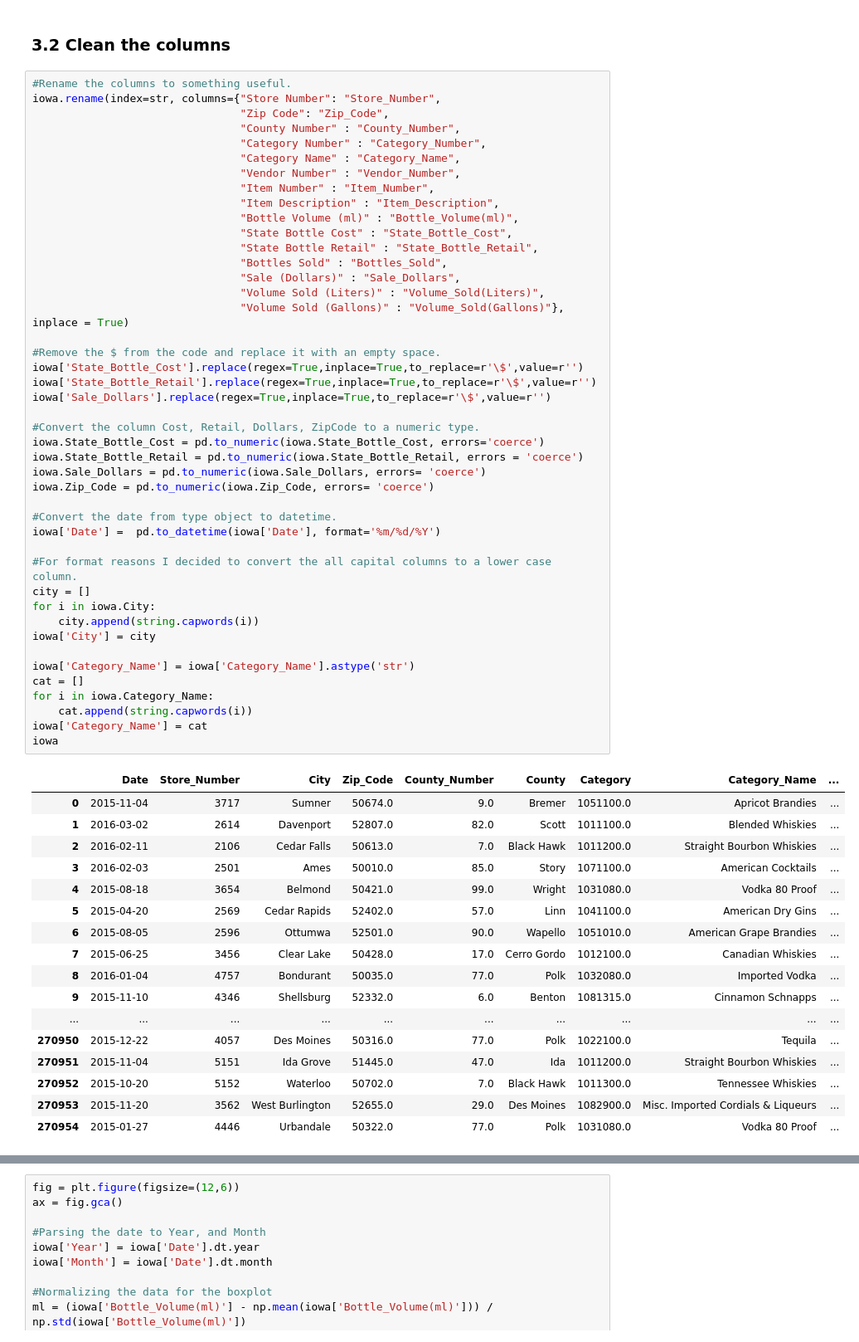
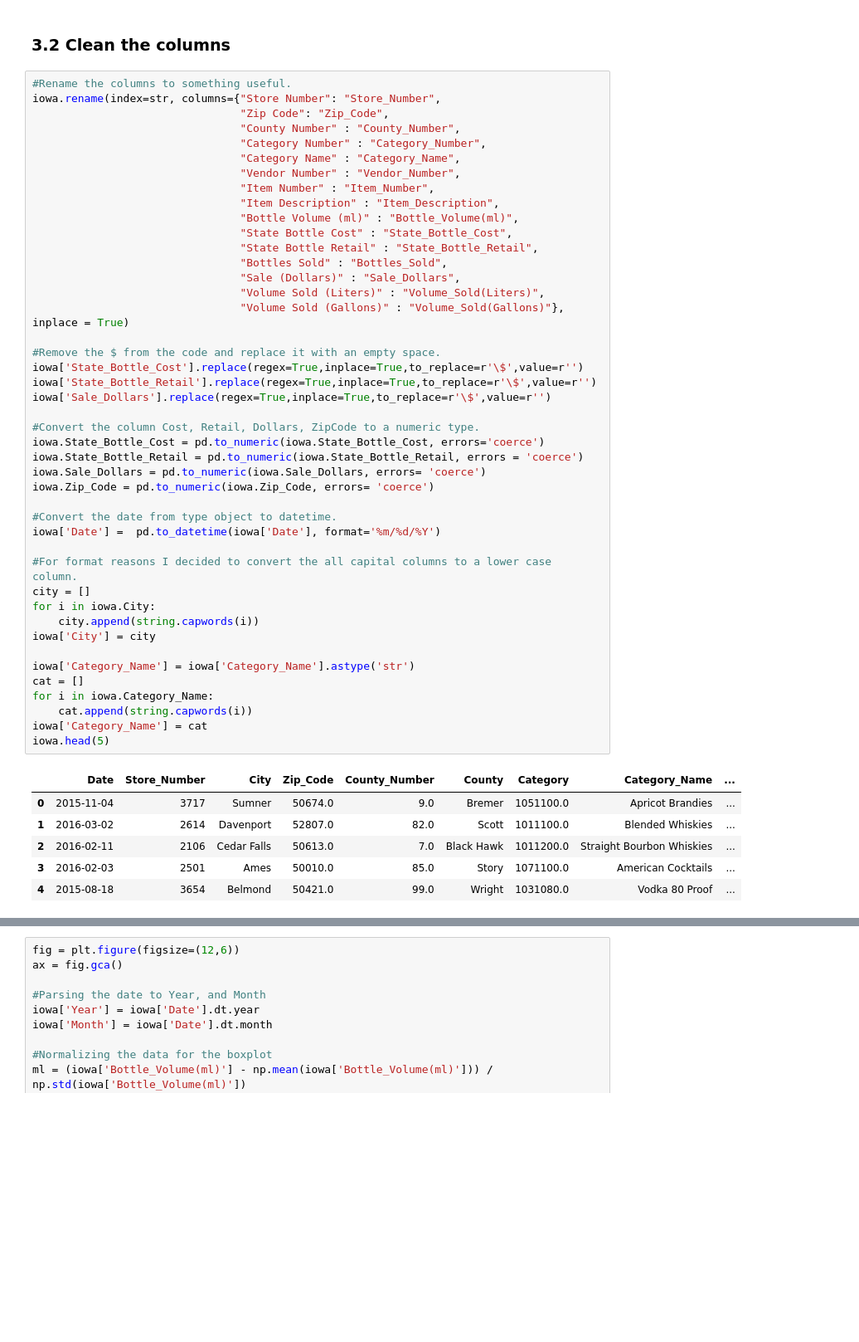
Before and after one commit to nsivapra/DSI-SF-2-nsivapra, a Jupyter notebook: project3/project-3-nsivapra.ipynb, the cells around one changed output, grey strips where cells are left out. Shown: that part at 83% size. Drawn from its saved outputs; the diff is of its cells as text; blank space fills up the shorter version.

```diff
--- a/project3/project-3-nsivapra.ipynb
+++ b/project3/project-3-nsivapra.ipynb
@@ -179,42 +167,31 @@ iowa['State_Bottle_Cost'].replace(regex=True,inplace=True,to_replace=r'\$',value
 iowa['State_Bottle_Retail'].replace(regex=True,inplace=True,to_replace=r'\$',value=r'')
 iowa['Sale_Dollars'].replace(regex=True,inplace=True,to_replace=r'\$',value=r'')
 
 #Convert the column Cost, Retail, Dollars, ZipCode to a numeric type.
 iowa.State_Bottle_Cost = pd.to_numeric(iowa.State_Bottle_Cost, errors='coerce')
 iowa.State_Bottle_Retail = pd.to_numeric(iowa.State_Bottle_Retail, errors = 'coerce')
 iowa.Sale_Dollars = pd.to_numeric(iowa.Sale_Dollars, errors= 'coerce')
 iowa.Zip_Code = pd.to_numeric(iowa.Zip_Code, errors= 'coerce')
 
 #Convert the date from type object to datetime.
 iowa['Date'] =  pd.to_datetime(iowa['Date'], format='%m/%d/%Y')
 
 #For format reasons I decided to convert the all capital columns to a lower case column.
 city = []
 for i in iowa.City:
     city.append(string.capwords(i))
 iowa['City'] = city
 
 iowa['Category_Name'] = iowa['Category_Name'].astype('str')
 cat = []
 for i in iowa.Category_Name:
     cat.append(string.capwords(i))
 iowa['Category_Name'] = cat
-iowa
+iowa.head(5)
 # %% [output]
 |  | Date | Store_Number | City | Zip_Code | County_Number | County | Category | Category_Name | ... |
 | 0 | 2015-11-04 | 3717 | Sumner | 50674.0 | 9.0 | Bremer | 1051100.0 | Apricot Brandies | ... |
 | 1 | 2016-03-02 | 2614 | Davenport | 52807.0 | 82.0 | Scott | 1011100.0 | Blended Whiskies | ... |
 | 2 | 2016-02-11 | 2106 | Cedar Falls | 50613.0 | 7.0 | Black Hawk | 1011200.0 | Straight Bourbon Whiskies | ... |
 | 3 | 2016-02-03 | 2501 | Ames | 50010.0 | 85.0 | Story | 1071100.0 | American Cocktails | ... |
 | 4 | 2015-08-18 | 3654 | Belmond | 50421.0 | 99.0 | Wright | 1031080.0 | Vodka 80 Proof | ... |
-| 5 | 2015-04-20 | 2569 | Cedar Rapids | 52402.0 | 57.0 | Linn | 1041100.0 | American Dry Gins | ... |
-| 6 | 2015-08-05 | 2596 | Ottumwa | 52501.0 | 90.0 | Wapello | 1051010.0 | American Grape Brandies | ... |
-| 7 | 2015-06-25 | 3456 | Clear Lake | 50428.0 | 17.0 | Cerro Gordo | 1012100.0 | Canadian Whiskies | ... |
-| 8 | 2016-01-04 | 4757 | Bondurant | 50035.0 | 77.0 | Polk | 1032080.0 | Imported Vodka | ... |
-| 9 | 2015-11-10 | 4346 | Shellsburg | 52332.0 | 6.0 | Benton | 1081315.0 | Cinnamon Schnapps | ... |
-| ... | ... | ... | ... | ... | ... | ... | ... | ... | ... |
-| 270950 | 2015-12-22 | 4057 | Des Moines | 50316.0 | 77.0 | Polk | 1022100.0 | Tequila | ... |
-| 270951 | 2015-11-04 | 5151 | Ida Grove | 51445.0 | 47.0 | Ida | 1011200.0 | Straight Bourbon Whiskies | ... |
-| 270952 | 2015-10-20 | 5152 | Waterloo | 50702.0 | 7.0 | Black Hawk | 1011300.0 | Tennessee Whiskies | ... |
-| 270953 | 2015-11-20 | 3562 | West Burlington | 52655.0 | 29.0 | Des Moines | 1082900.0 | Misc. Imported Cordials & Liqueurs | ... |
-| 270954 | 2015-01-27 | 4446 | Urbandale | 50322.0 | 77.0 | Polk | 1031080.0 | Vodka 80 Proof | ... |
```
Also changed, not shown: parts of 9 cells of this notebook.
